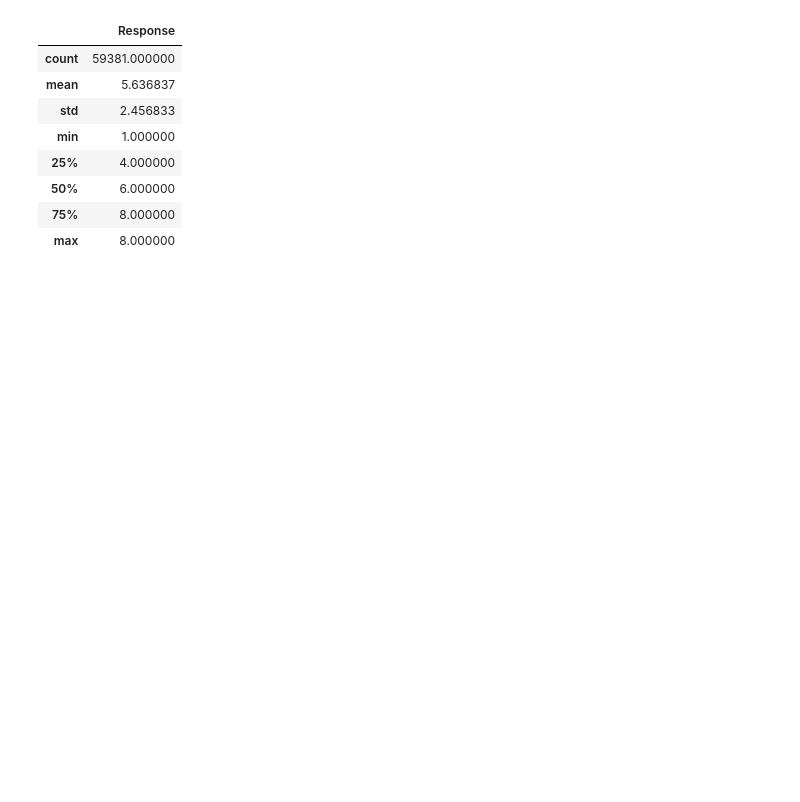
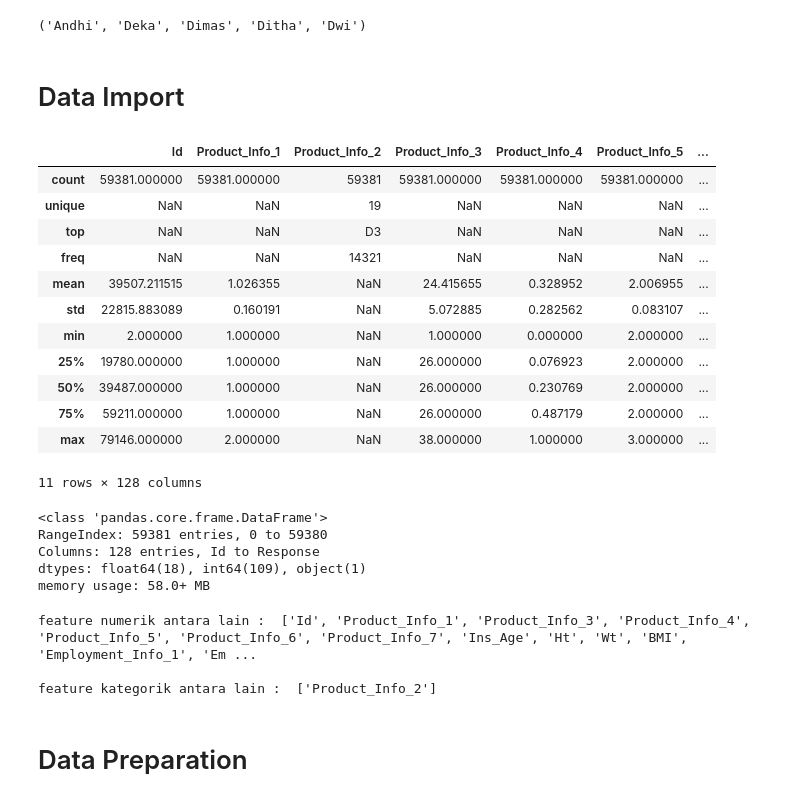
Before and after one commit to Andhi1710/python, a Jupyter notebook: Kelompok_1.ipynb, the cells around one changed output. Cells and saved outputs as stored; diff of their text form; code cells hidden in the pictures; blank space fills up the shorter version.

```diff
--- a/Kelompok_1.ipynb
+++ b/Kelompok_1.ipynb
@@ -35,14 +13,55 @@ Drive already mounted at /content/drive; to attempt to forcibly remount, call dr
+# %%
+#@title Kelompok 1 (Prudential)
+nama_kelompok = ("Andhi","Deka","Dimas","Ditha","Dwi")
+print(nama_kelompok)
+# %% [output]
+('Andhi', 'Deka', 'Dimas', 'Ditha', 'Dwi')
+# %% [markdown]
+# Data Import
+# %%
+#memasukkan data
+import pandas as pd
+import numpy as np
+import seaborn as sns
+import matplotlib.pylab as plt
+path = ("train.csv")
+df=pd.read_csv(path)
+# %%
+df.describe(include='all')
+# %% [output]
+|  | Id | Product_Info_1 | Product_Info_2 | Product_Info_3 | Product_Info_4 | Product_Info_5 | ... |
+| count | 59381.000000 | 59381.000000 | 59381 | 59381.000000 | 59381.000000 | 59381.000000 | ... |
+| unique | NaN | NaN | 19 | NaN | NaN | NaN | ... |
+| top | NaN | NaN | D3 | NaN | NaN | NaN | ... |
+| freq | NaN | NaN | 14321 | NaN | NaN | NaN | ... |
+| mean | 39507.211515 | 1.026355 | NaN | 24.415655 | 0.328952 | 2.006955 | ... |
+| std | 22815.883089 | 0.160191 | NaN | 5.072885 | 0.282562 | 0.083107 | ... |
+| min | 2.000000 | 1.000000 | NaN | 1.000000 | 0.000000 | 2.000000 | ... |
+| 25% | 19780.000000 | 1.000000 | NaN | 26.000000 | 0.076923 | 2.000000 | ... |
+| 50% | 39487.000000 | 1.000000 | NaN | 26.000000 | 0.230769 | 2.000000 | ... |
+| 75% | 59211.000000 | 1.000000 | NaN | 26.000000 | 0.487179 | 2.000000 | ... |
+| max | 79146.000000 | 2.000000 | NaN | 38.000000 | 1.000000 | 3.000000 | ... |
+11 rows × 128 columns
+# %%
+df.info()
+# %% [output]
+<class 'pandas.core.frame.DataFrame'>
+RangeIndex: 59381 entries, 0 to 59380
+Columns: 128 entries, Id to Response
+dtypes: float64(18), int64(109), object(1)
+memory usage: 58.0+ MB
+# %%
+feature_numerik = [col for col in df.columns if df[col].dtype!='object']
+feature_kategorik = [col for col in df.columns if df[col].dtype=='object']
+print('feature numerik antara lain : ', feature_numerik)
+print()
+print('feature kategorik antara lain : ', feature_kategorik)
+# %% [output]
+feature numerik antara lain :  ['Id', 'Product_Info_1', 'Product_Info_3', 'Product_Info_4', 'Product_Info_5', 'Product_Info_6', 'Product_Info_7', 'Ins_Age', 'Ht', 'Wt', 'BMI', 'Employment_Info_1', 'Em ...
+
+feature kategorik antara lain :  ['Product_Info_2']
 # %%
-#@title Data Understanding
 responsex = df[['Response']]
 responsex.describe()
-# %% [output]
-|  | Response |
-| count | 59381.000000 |
-| mean | 5.636837 |
-| std | 2.456833 |
-| min | 1.000000 |
-| 25% | 4.000000 |
-| 50% | 6.000000 |
-| 75% | 8.000000 |
-| max | 8.000000 |
+# %% [markdown]
+# Data Preparation
```
Also changed, not shown: parts of 31 cells of this notebook.
